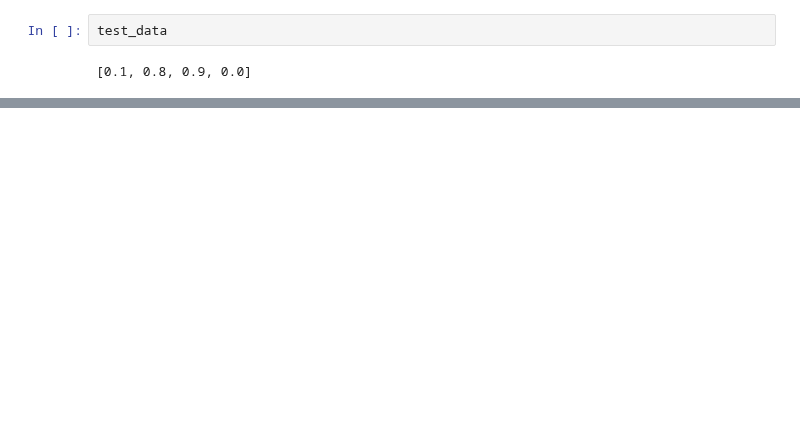
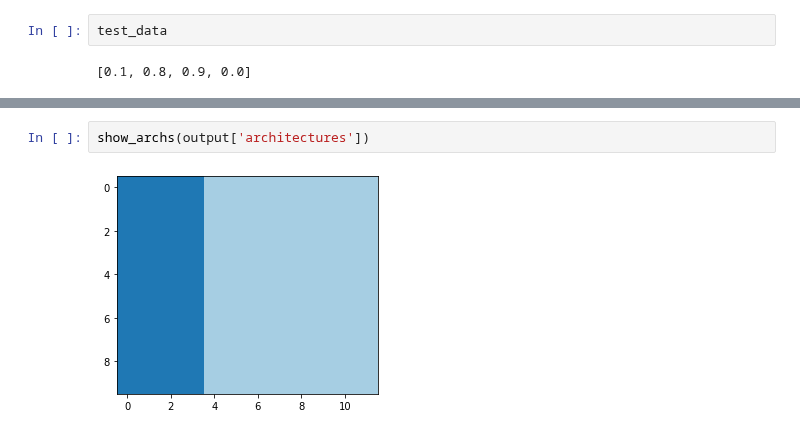
Before and after one commit to benlevyx/interpretable-ml, a Jupyter notebook: notebooks/json-info-arch.ipynb, the cells around one changed output, grey strips where cells are left out. Drawn from its saved outputs; the diff is of its cells as text; blank space fills up the shorter version.

```diff
--- a/notebooks/json-info-arch.ipynb
+++ b/notebooks/json-info-arch.ipynb
@@ -301,0 +318,4 @@ JSONDecodeError: Expecting value: line 1 column 1 (char 0)
+# %%
+show_archs(output['architectures'])
+# %% [output]
+[figure, added]
```
Also changed, not shown: parts of 7 cells of this notebook, 1 other file.
